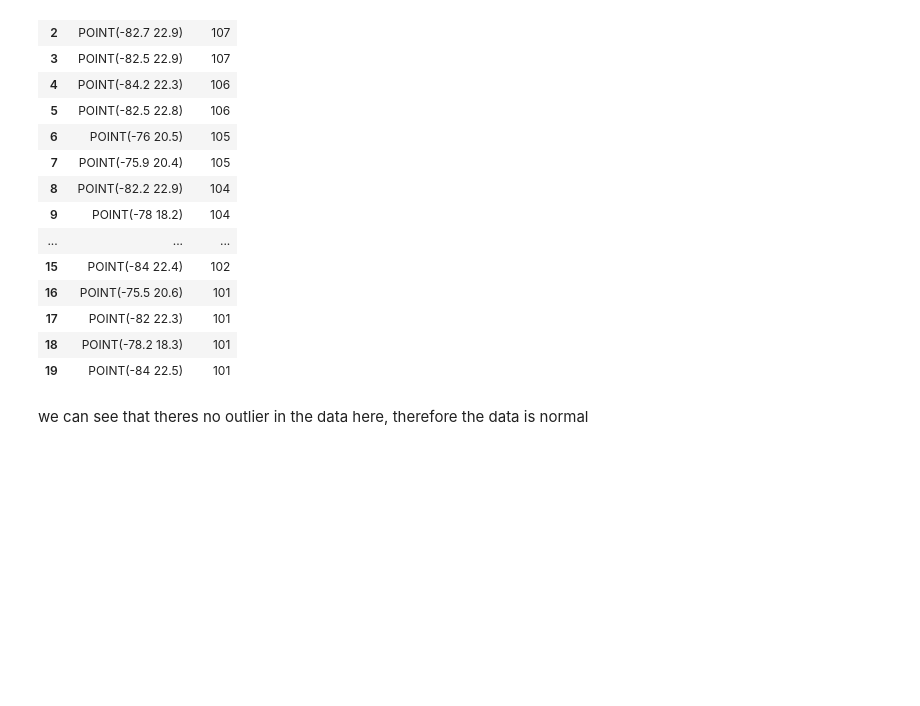
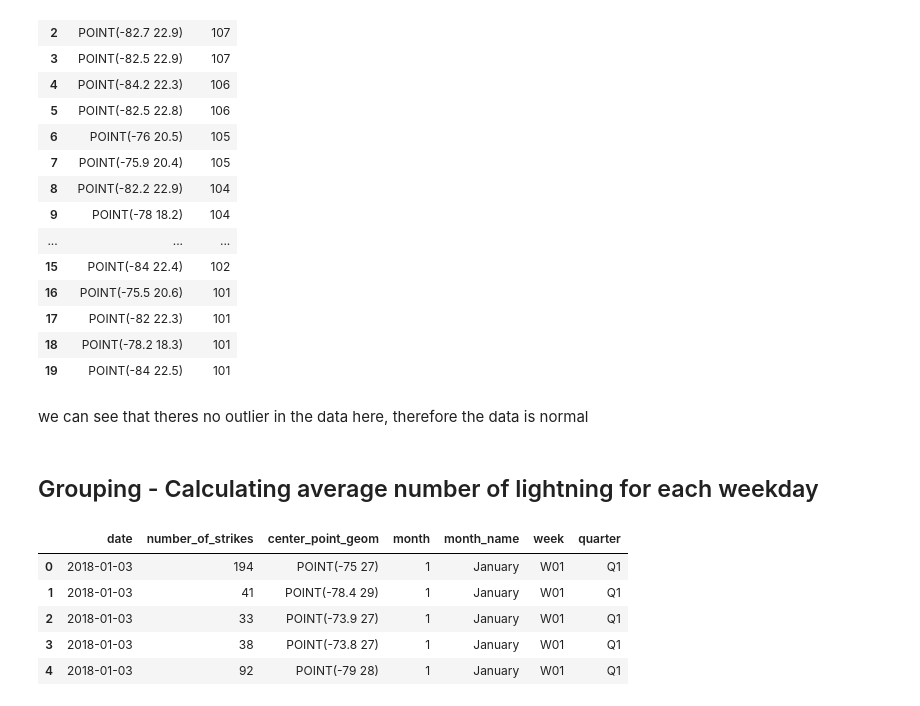
Before and after one commit to vaspanchal/LightningStrikesNOAA_EDA, a Jupyter notebook: strikesAnalysis.ipynb, the cells around one changed output. Saved outputs shown, nothing was run; the diff lists cells and outputs as text; code cells hidden in the pictures; blank space fills up the shorter version.

Commit message:
added grouping stucture

```diff
--- a/strikesAnalysis.ipynb
+++ b/strikesAnalysis.ipynb
@@ -260,0 +259,11 @@ df.center_point_geom.
+# %% [markdown]
+## Grouping - Calculating average number of lightning for each weekday
+# %%
+df.head()
+# %% [output]
+|  | date | number_of_strikes | center_point_geom | month | month_name | week | quarter |
+| 0 | 2018-01-03 | 194 | POINT(-75 27) | 1 | January | W01 | Q1 |
+| 1 | 2018-01-03 | 41 | POINT(-78.4 29) | 1 | January | W01 | Q1 |
+| 2 | 2018-01-03 | 33 | POINT(-73.9 27) | 1 | January | W01 | Q1 |
+| 3 | 2018-01-03 | 38 | POINT(-73.8 27) | 1 | January | W01 | Q1 |
+| 4 | 2018-01-03 | 92 | POINT(-79 28) | 1 | January | W01 | Q1 |
```
Also changed, not shown: parts of 9 cells of this notebook.
